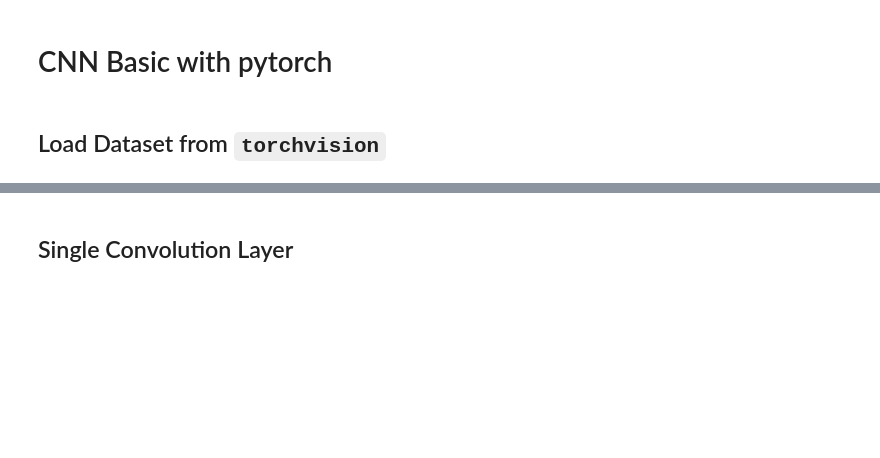
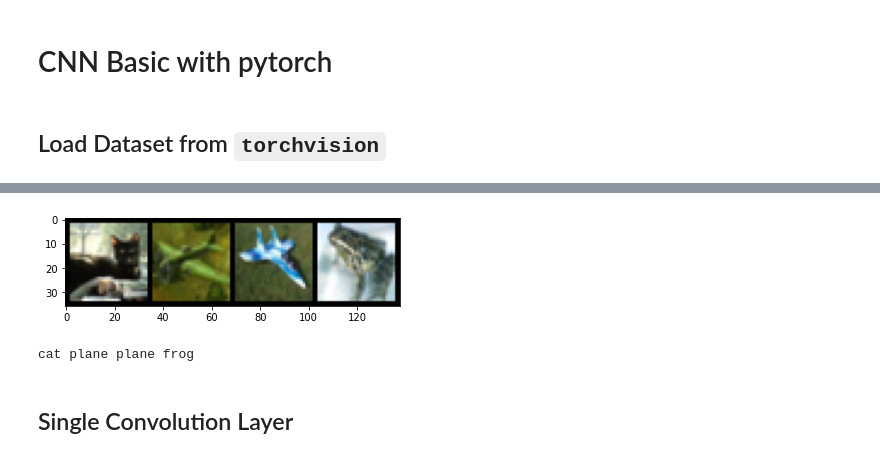
Before and after one commit to dev-SR/Deep-Learning, a Jupyter notebook: 03-cnn-basic/cnn-basic.ipynb, the cells around one changed output, grey strips where cells are left out. Drawn from its saved outputs; the diff is of its cells as text; code cells hidden in the pictures; blank space fills up the shorter version.

```diff
--- a/03-cnn-basic/cnn-basic.ipynb
+++ b/03-cnn-basic/cnn-basic.ipynb
@@ -19,3 +72,17 @@ import torch.nn as nn
+# %%
+def imshow(img):
+    npimg = img.numpy()
+    npimg = np.transpose(npimg,(1,2,0))
+    plt.imshow(npimg)
+    plt.show()
+# %%
+classes= ( 'plane','car','bird' ,'cat', 'deer',' dog', 'frog' ,' horse' ,'ship','truck')
+# %%
+imshow(torchvision.utils.make_grid(images))
+print(" ".join(classes[labels[j]] for j in range(4)))
+# %% [output]
+[figure, added]
+cat plane plane frog
 # %% [markdown]
 ## Single Convolution Layer
 # %% [markdown]
```
Also changed, not shown: parts of 46 cells of this notebook.
